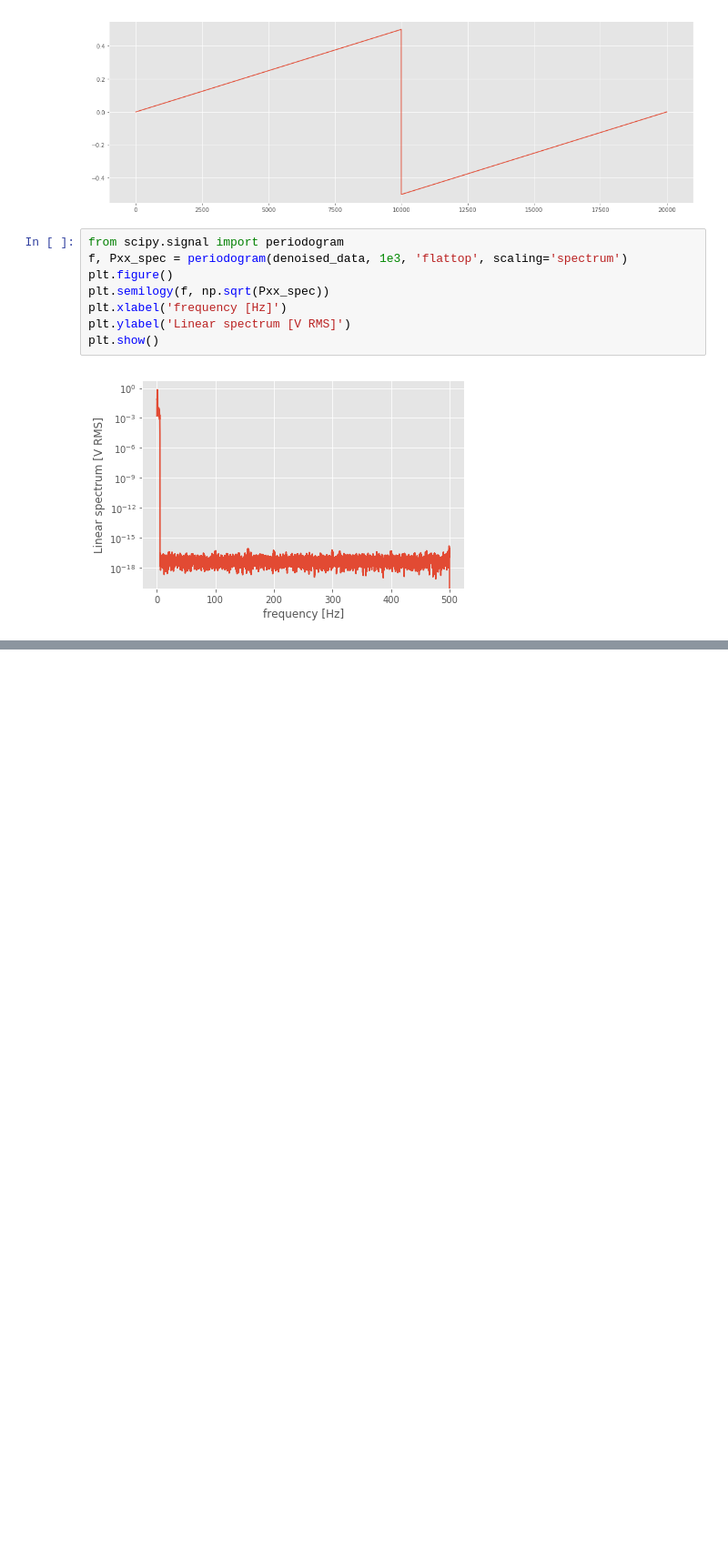
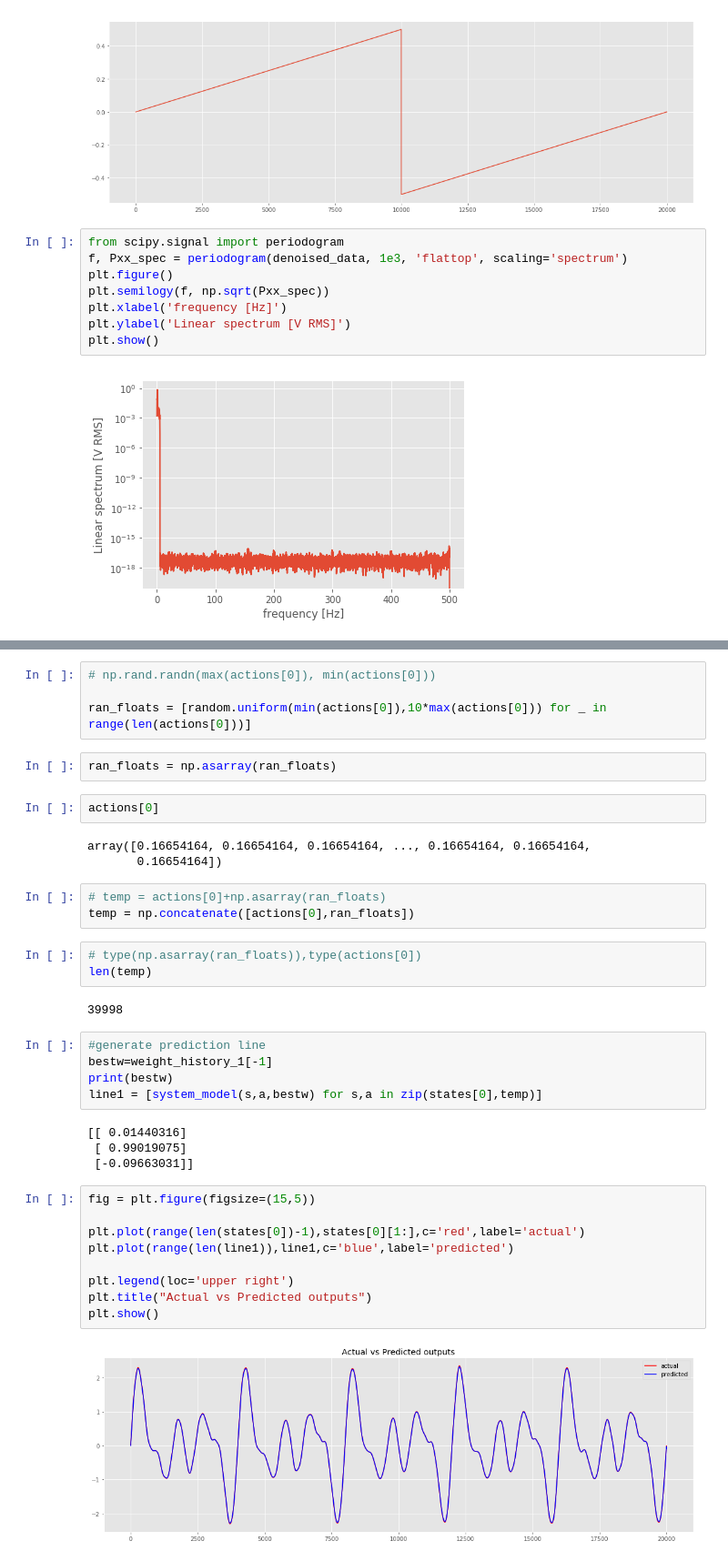
Before and after one commit to A-Gulati/Time_Series, a Jupyter notebook: notebooks/Counting cycles in time series data.ipynb, the cells around one changed output, grey strips where cells are left out. Shown at 91% size. Cells and saved outputs as stored; diff of their text form; blank space fills up the shorter version.

```diff
--- a/notebooks/Counting cycles in time series data.ipynb
+++ b/notebooks/Counting cycles in time series data.ipynb
@@ -85,0 +245,39 @@ plt.show()
+# %%
+# np.rand.randn(max(actions[0]), min(actions[0]))
+
+ran_floats = [random.uniform(min(actions[0]),10*max(actions[0])) for _ in range(len(actions[0]))]
+# %%
+ran_floats = np.asarray(ran_floats)
+# %%
+actions[0]
+# %% [output]
+array([0.16654164, 0.16654164, 0.16654164, ..., 0.16654164, 0.16654164,
+       0.16654164])
+# %%
+# temp = actions[0]+np.asarray(ran_floats)
+temp = np.concatenate([actions[0],ran_floats])
+# %%
+# type(np.asarray(ran_floats)),type(actions[0])
+len(temp)
+# %% [output]
+39998
+# %%
+#generate prediction line
+bestw=weight_history_1[-1]
+print(bestw)
+line1 = [system_model(s,a,bestw) for s,a in zip(states[0],temp)]
+# %% [output]
+[[ 0.01440316]
+ [ 0.99019075]
+ [-0.09663031]]
+# %%
+fig = plt.figure(figsize=(15,5))
+
+plt.plot(range(len(states[0])-1),states[0][1:],c='red',label='actual')
+plt.plot(range(len(line1)),line1,c='blue',label='predicted')
+
+plt.legend(loc='upper right')
+plt.title("Actual vs Predicted outputs")
+plt.show()
+# %% [output]
+[figure, added]
```
Also changed, not shown: parts of 9 cells of this notebook.
